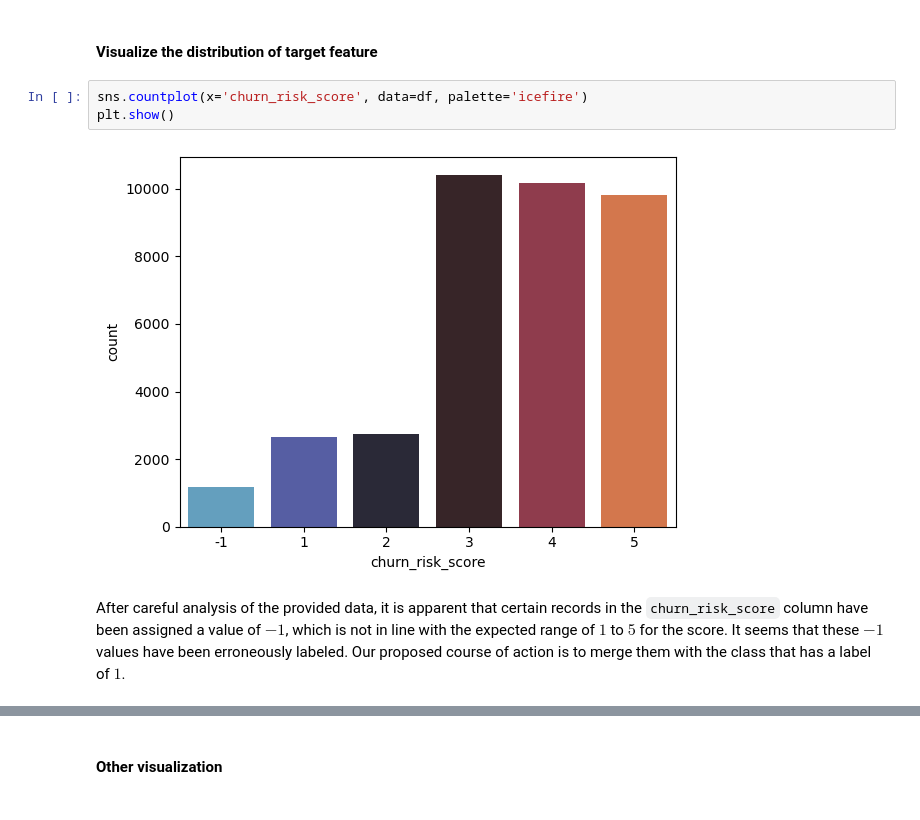
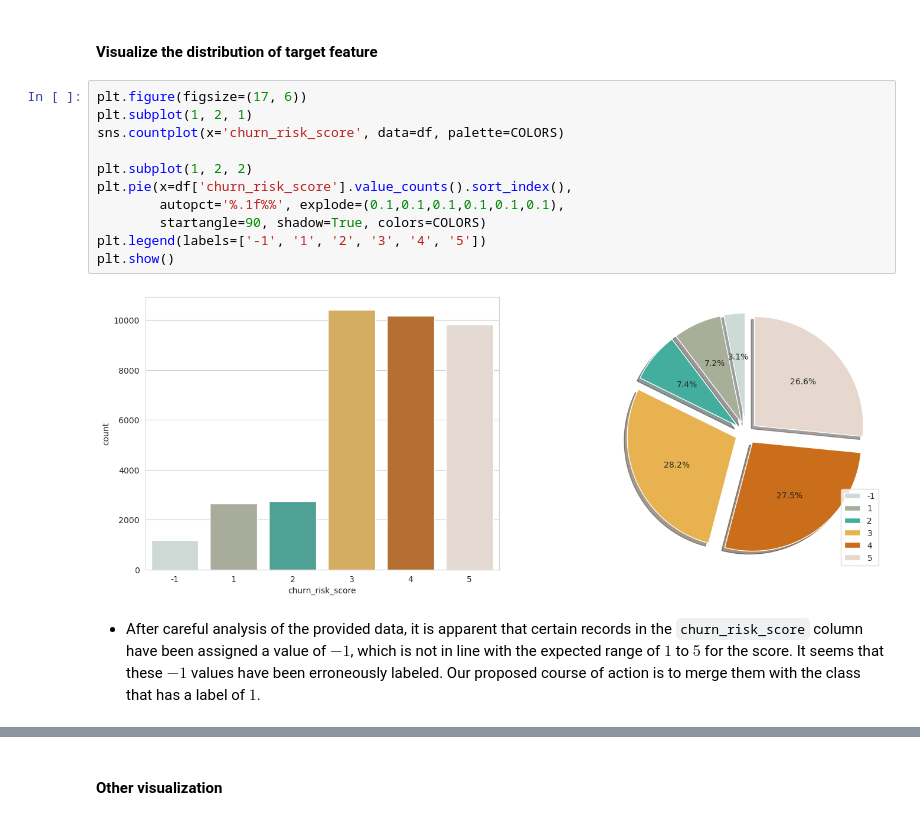
Before and after one commit to nngocson2002/Churn_Rate_Prediction, a Jupyter notebook: svm-lab.ipynb, the cells around one changed output, grey strips where cells are left out. Cells and saved outputs as stored; diff of their text form.

```diff
--- a/svm-lab.ipynb
+++ b/svm-lab.ipynb
@@ -162,9 +168,17 @@ plot_numerical_features(df, numerical_features)
 # %% [markdown]
 #### Visualize the distribution of target feature
-# %%
-sns.countplot(x='churn_risk_score', data=df, palette='icefire')
-plt.show()
-# %% [output]
-[figure, removed]
+# %%
+plt.figure(figsize=(17, 6))
+plt.subplot(1, 2, 1)
+sns.countplot(x='churn_risk_score', data=df, palette=COLORS)
+
+plt.subplot(1, 2, 2)
+plt.pie(x=df['churn_risk_score'].value_counts().sort_index(),
+        autopct='%.1f%%', explode=(0.1,0.1,0.1,0.1,0.1,0.1),
+        startangle=90, shadow=True, colors=COLORS)
+plt.legend(labels=['-1', '1', '2', '3', '4', '5'])
+plt.show()
+# %% [output]
+[figure, added]
 # %% [markdown]
-After careful analysis of the provided data, it is apparent that certain records in the `churn_risk_score` column have been assigned a value of $-1$, which is not in line with the expected range of $1$ to $5$ for the score. It seems that these $-1$ values have been erroneously labeled. Our proposed course of action is to merge them with the class that has a label of $1$.
+- After careful analysis of the provided data, it is apparent that certain records in the `churn_risk_score` column have been assigned a value of $-1$, which is not in line with the expected range of $1$ to $5$ for the score. It seems that these $-1$ values have been erroneously labeled. Our proposed course of action is to merge them with the class that has a label of $1$.
```
Also changed, not shown: parts of 27 cells of this notebook.
